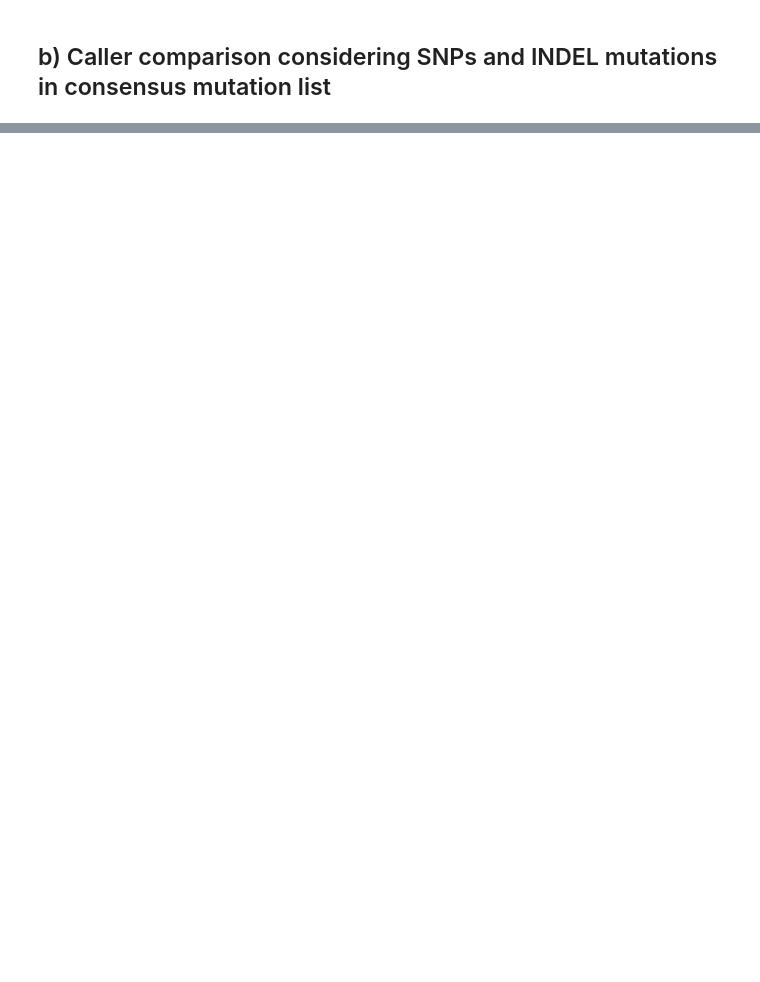
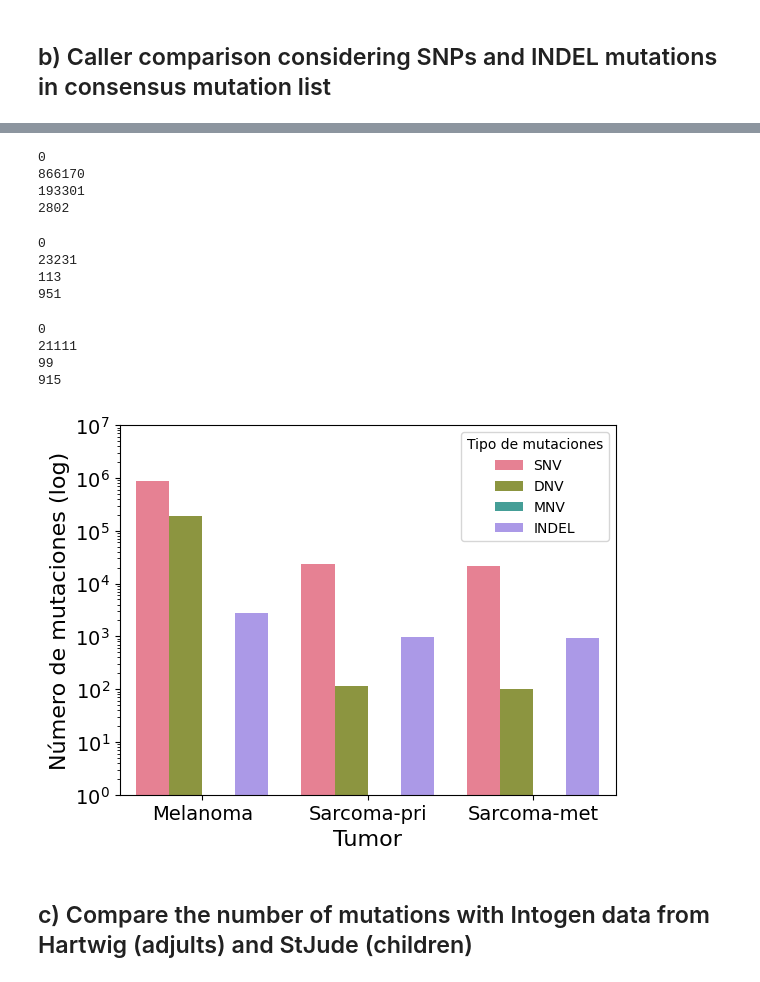
Before and after one commit to efigb/master, a Jupyter notebook: variant_analysis/somatic/consensus_mut/Caller_and_mutations_Comparison.ipynb, the cells around one changed output, grey strips where cells are left out. Cells and saved outputs as stored; diff of their text form; code cells hidden in the pictures; blank space fills up the shorter version.

```diff
--- a/variant_analysis/somatic/consensus_mut/Caller_and_mutations_Comparison.ipynb
+++ b/variant_analysis/somatic/consensus_mut/Caller_and_mutations_Comparison.ipynb
@@ -187,0 +363,72 @@ plt.show()
+# %%
+# For melanoma sample
+m_mnv = len(mel_mut_df[mel_mut_df['new_mut_type']=='MNV'])
+m_snv = len(mel_mut_df[mel_mut_df['new_mut_type']=='SNV'])
+m_dnv = len(mel_mut_df[mel_mut_df['new_mut_type']=='DNV'])
+m_indel = len(mel_mut_df[mel_mut_df['new_mut_type']=='INDEL'])
+print(m_mnv)
+print(m_snv)
+print(m_dnv)
+print(m_indel)
+# %% [output]
+0
+866170
+193301
+2802
+# %%
+# For sarcoma sample
+s_mnv = len(sar_mut_df[sar_mut_df['new_mut_type']=='MNV'])
+s_snv = len(sar_mut_df[sar_mut_df['new_mut_type']=='SNV'])
+s_dnv = len(sar_mut_df[sar_mut_df['new_mut_type']=='DNV'])
+s_indel = len(sar_mut_df[sar_mut_df['new_mut_type']=='INDEL'])
+print(s_mnv)
+print(s_snv)
+print(s_dnv)
+print(s_indel)
+# %% [output]
+0
+23231
+113
+951
+# %%
+# For lung sample
+l_mnv = len(lung_mut_df[lung_mut_df['new_mut_type']=='MNV'])
+l_snv = len(lung_mut_df[lung_mut_df['new_mut_type']=='SNV'])
+l_dnv = len(lung_mut_df[lung_mut_df['new_mut_type']=='DNV'])
+l_indel = len(lung_mut_df[lung_mut_df['new_mut_type']=='INDEL'])
+print(l_mnv)
+print(l_snv)
+print(l_dnv)
+print(l_indel)
+# %% [output]
+0
+21111
+99
+915
+# %%
+# Make a dataframe to represent data
+mut_type = {
+    'Tumor': ['Melanoma', 'Melanoma', 'Melanoma', 'Melanoma', 'Sarcoma-pri', 'Sarcoma-pri', 'Sarcoma-pri', 'Sarcoma-pri', 'Sarcoma-met', 'Sarcoma-met', 'Sarcoma-met', 'Sarcoma-met'],
+    'Number of mutations (log)': [m_snv, m_dnv, m_mnv, m_indel, s_snv, s_dnv, s_mnv, s_indel, l_snv, l_dnv, l_mnv, l_indel],
+    'Tipo de mutaciones': ['SNV', 'DNV', 'MNV', 'INDEL', 'SNV', 'DNV', 'MNV', 'INDEL', 'SNV', 'DNV', 'MNV', 'INDEL' ]
+}
+
+mut_type = pd.DataFrame(mut_type)
+ax3 = sns.barplot(x='Tumor', y='Number of mutations (log)', hue='Tipo de mutaciones', data=mut_type, palette=sns.color_palette("husl", 4))
+
+# Set the scale to log for better visualization (base 10)
+ax3.set_yscale('log')
+
+# Set labels and title with fontsize
+ax3.set_xlabel('Tumor', fontsize=16)
+ax3.set_ylabel('Número de mutaciones (log)', fontsize=16)
+plt.ylim([1,10e6])
+plt.xticks(fontsize=14)
+plt.yticks(fontsize=14)
+# Show the plot
+plt.savefig('/workspace/projects/sjd_melos/exports_images/tipo_mutaciones.png',dpi=300,transparent=True, format='png', bbox_inches='tight')
+plt.show()
+# %% [output]
+[figure, added]
+# %% [markdown]
+## c) Compare the number of mutations with Intogen data from Hartwig (adjults) and StJude (children)
```
Also changed, not shown: parts of 32 cells of this notebook, 7 other files.
